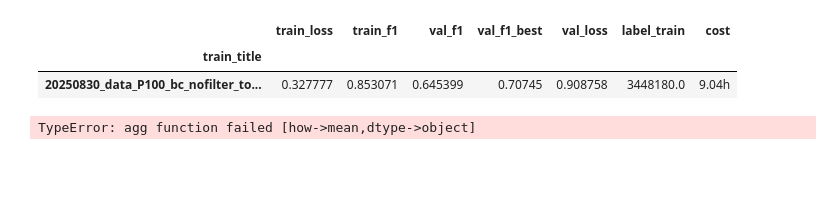
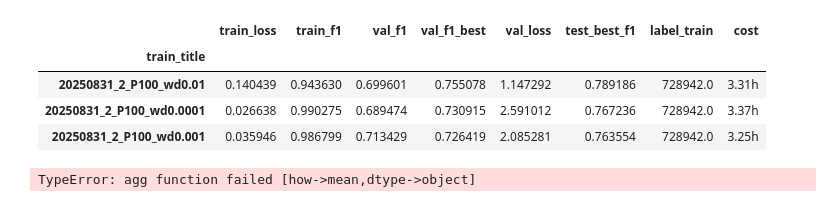
Before and after one commit to lhiqwj173/dl_helper, a Jupyter notebook: notebook/训练result汇总.ipynb, the cells around one changed output. Drawn from its saved outputs; the diff is of its cells as text; code cells hidden in the pictures; blank space fills up the shorter version.

```diff
--- a/notebook/训练result汇总.ipynb
+++ b/notebook/训练result汇总.ipynb
@@ -33,7 +33,8 @@ folders = [
     # r'D:\code\forecast_model\notebook\20250830_tcn_data',
     # r'D:\code\forecast_model\notebook\20250831_tcn_only30',
     # r'D:\code\forecast_model\notebook\20250831_nofilter_top5',
-    r'D:\code\forecast_model\notebook\20250831_tcn_we',
+    # r'D:\code\forecast_model\notebook\20250831_tcn_we',
+    r'D:\code\forecast_model\notebook\20250831_tcn_we2',
     ]
 # %%
 data = pd.DataFrame()
@@ -152,7 +175,7 @@ data[['train_title', 'label_train']]
 # 多seed平均
 key_col_name = ['train_f1']
 key_col_name = ['train_loss', 'train_f1', 'val_f1', 'val_f1_best', 'val_loss', 'test_best_f1', 'label_train']
-key_col_name = ['train_loss', 'train_f1', 'val_f1', 'val_f1_best', 'val_loss', 'label_train']
+# key_col_name = ['train_loss', 'train_f1', 'val_f1', 'val_f1_best', 'val_loss', 'label_train']
 
 d = data.loc[:, key_col_name + ['cost']]
 d['train_title'] = data['train_title'].apply(lambda x: '_'.join([i for i in x.split('_') if 'seed' not in i]))
@@ -160,36 +183,38 @@ d['label_train'] = d['label_train'].apply(lambda x:int(x.split('@')[-1][2:-1])*2
 
 # 只考察 final
 _match_bool = data['train_title'].apply(lambda x: 'final' in x or ('final' not in x and 'best' not in x))
 d = d.loc[_match_bool]
 # 去除 final/best 的标记
 d['train_title'] = d['train_title'].apply(lambda x: x.replace('_final', '').replace('_best', ''))
 
 # # 关键字过滤 白名单
 # keys = ['bc']
 # _match_key_bool = data['train_title'].apply(lambda x: any([k in x for k in keys]))
 # d = d.loc[_match_key_bool]
 # # 关键字过滤 黑名单
 # keys = ['top', '200', '300']
 # _match_key_bool = data['train_title'].apply(lambda x: all([k not in x for k in keys]))
 # d = d.loc[_match_key_bool]
 
 # # 根据 idx 区分类别
 # # 用于未区分title的情况
 # _cls = d['train_title'].apply(lambda x: [(int(i.replace('IDX', '')) % 3) for i in x.split('_') if 'IDX' in i][0])
 # _cls = _cls.apply(lambda x: ['nomove30', 'nomove50', 'nomove70'][x])
 # d['train_title'] = d['train_title'].apply(lambda x: '_'.join([i for i in x.split('_') if 'IDX' not in i])) + '_' + _cls
 
 # title 已经区分
 d['train_title'] = d['train_title'].apply(lambda x: '_'.join([i for i in x.split('_') if 'IDX' not in i]))
 
 d['cost'] = d['cost'].apply(lambda x: float(x.replace('h', '')))
 d = d.groupby('train_title').mean()
 d['cost'] = d['cost'].apply(lambda x: str(round(x,2)) + 'h')
 d.sort_values('val_f1_best',ascending=False)
 # %% [output]
-|  | train_loss | train_f1 | val_f1 | val_f1_best | val_loss | label_train | cost |
-| train_title |  |  |  |  |  |  |  |
-| 20250830_data_P100_bc_nofilter_to... | 0.327777 | 0.853071 | 0.645399 | 0.70745 | 0.908758 | 3448180.0 | 9.04h |
+|  | train_loss | train_f1 | val_f1 | val_f1_best | val_loss | test_best_f1 | label_train | cost |
+| train_title |  |  |  |  |  |  |  |  |
+| 20250831_2_P100_wd0.01 | 0.140439 | 0.943630 | 0.699601 | 0.755078 | 1.147292 | 0.789186 | 728942.0 | 3.31h |
+| 20250831_2_P100_wd0.0001 | 0.026638 | 0.990275 | 0.689474 | 0.730915 | 2.591012 | 0.767236 | 728942.0 | 3.37h |
+| 20250831_2_P100_wd0.001 | 0.035946 | 0.986799 | 0.713429 | 0.726419 | 2.085281 | 0.763554 | 728942.0 | 3.25h |
 # %%
 # 多IDX平均
 key_col_name = 'val_f1'
```
Also changed, not shown: parts of 3 cells of this notebook, 2 other files.
